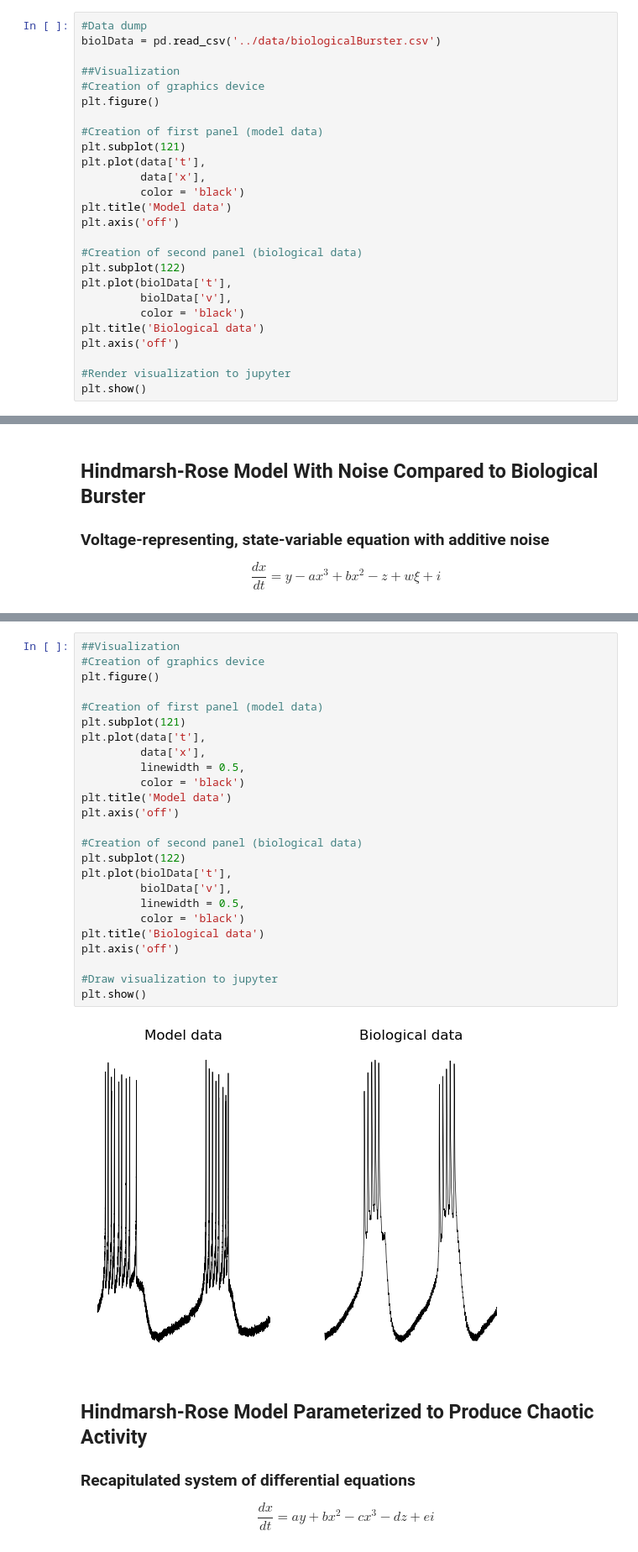
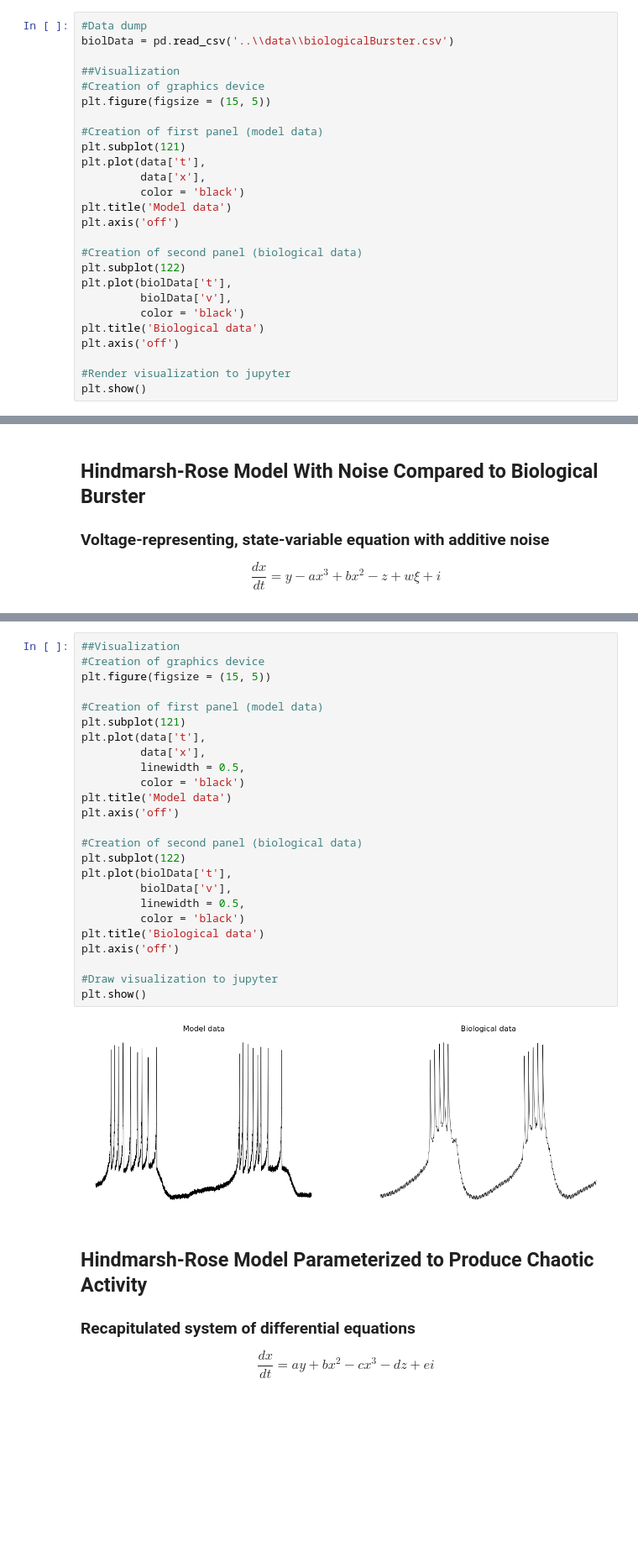
Before and after one commit to ryEllison/chaosInPylo, a Jupyter notebook: main/src/srcNotebook.ipynb, the cells around one changed output, grey strips where cells are left out. Shown at 84% size. Drawn from its saved outputs; the diff is of its cells as text; blank space fills up the shorter version.

```diff
--- a/main/src/srcNotebook.ipynb
+++ b/main/src/srcNotebook.ipynb
@@ -91,11 +109,11 @@ plt.show()
 ## Hindmarsh-Rose Model Compared to Biological Burster
 # %%
 #Data dump
-biolData = pd.read_csv('../data/biologicalBurster.csv')
+biolData = pd.read_csv('..\\data\\biologicalBurster.csv')
 
 ##Visualization
 #Creation of graphics device
-plt.figure()
+plt.figure(figsize = (15, 5))
 
 #Creation of first panel (model data)
 plt.subplot(121)
@@ -180,30 +198,30 @@ data.head()
 # %%
 ##Visualization
 #Creation of graphics device
-plt.figure()
+plt.figure(figsize = (15, 5))
 
 #Creation of first panel (model data)
 plt.subplot(121)
 plt.plot(data['t'],
          data['x'],
          linewidth = 0.5,
          color = 'black')
 plt.title('Model data')
 plt.axis('off')
 
 #Creation of second panel (biological data)
 plt.subplot(122)
 plt.plot(biolData['t'],
          biolData['v'],
          linewidth = 0.5,
          color = 'black')
 plt.title('Biological data')
 plt.axis('off')
 
 #Draw visualization to jupyter
 plt.show()
 # %% [output]
-[figure, old version]
+[figure, new version]
 # %% [markdown]
 ## Hindmarsh-Rose Model Parameterized to Produce Chaotic Activity
 
```
Also changed, not shown: parts of 23 cells of this notebook, 1 other file.
